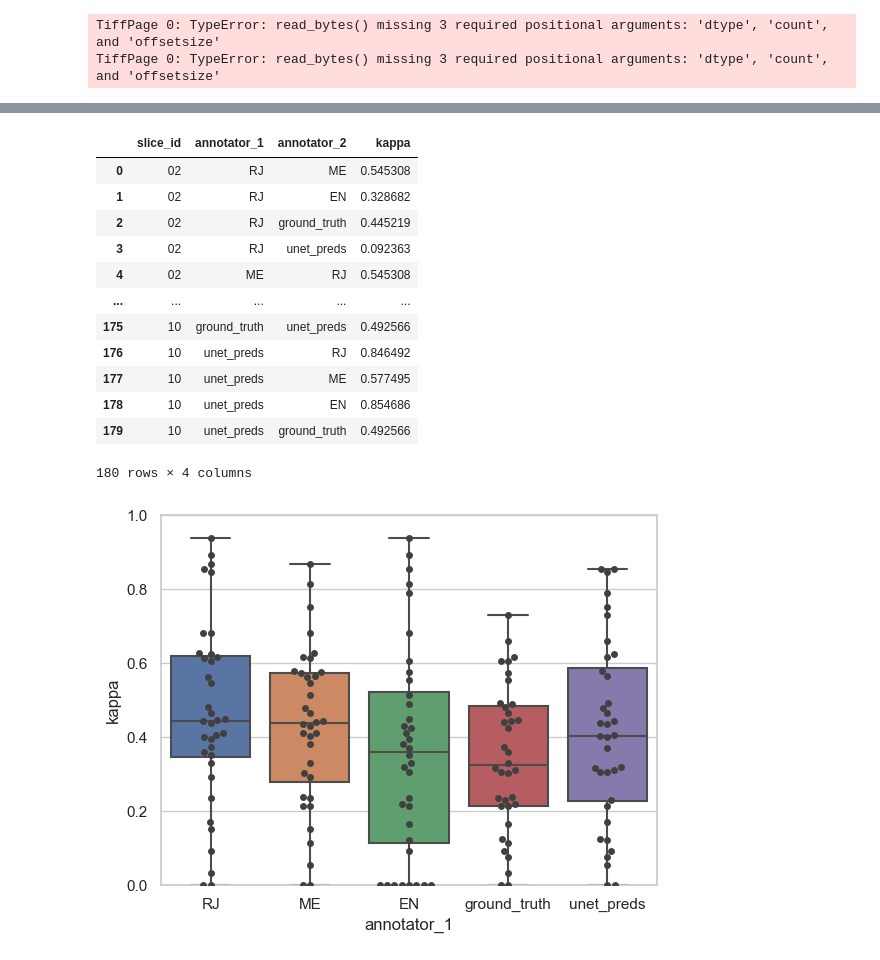
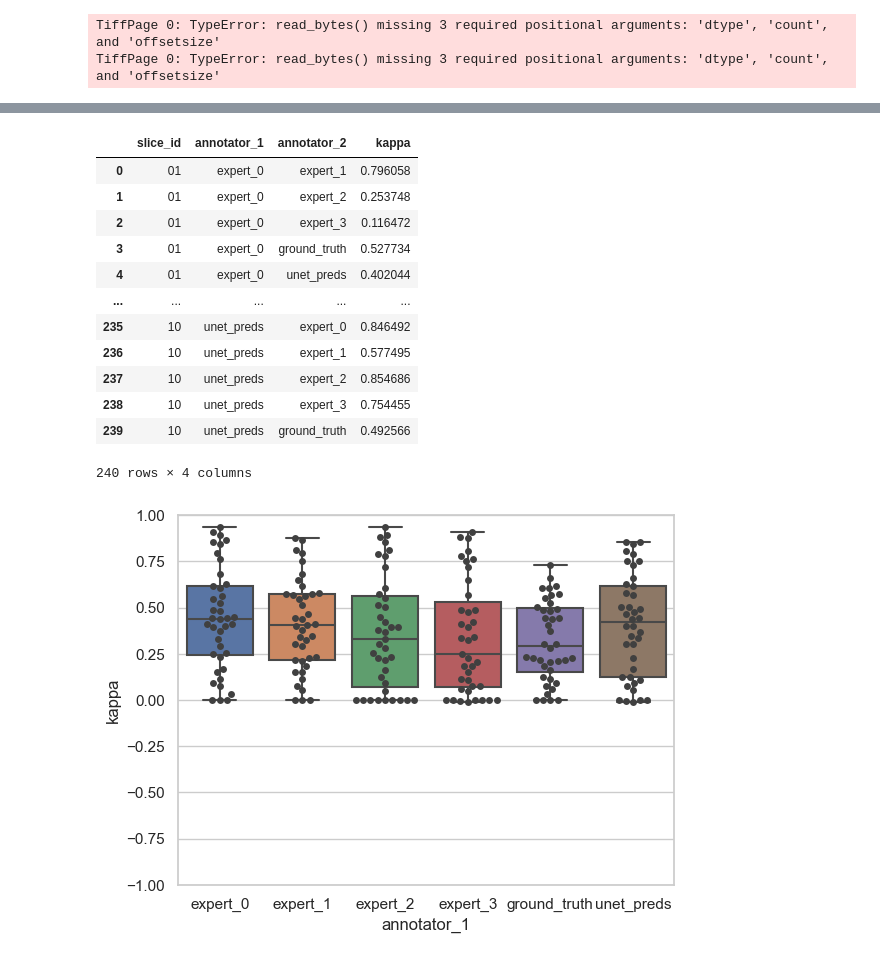
Before and after one commit to dottipr/sparks_project, a Jupyter notebook: sparks/EXPERT VALIDATION analyze expert annotations.ipynb, the cells around one changed output, grey strips where cells are left out. Saved outputs shown, nothing was run; the diff lists cells and outputs as text; code cells hidden in the pictures.

```diff
--- a/sparks/EXPERT VALIDATION analyze expert annotations.ipynb
+++ b/sparks/EXPERT VALIDATION analyze expert annotations.ipynb
@@ -29,23 +29,28 @@ from data_processing_tools import get_processed_result, class_to_nb, dict_to_int
 ## Load slices annotated by experts
 # %%
 #slices_ids = ['01', '02', '03', '04', '05', '06', '07', '08', '09', '10']
-slices_ids = ['02', '03', '04', '05', '06', '07', '08', '09', '10']
+slices_ids = ['01', '02', '03', '05', '06', '07', '09', '10']
 
 #expert_ids = ['RJ', 'ME', 'NS', 'EN', 'MW', 'MF', 'CS']
-expert_ids = ['RJ', 'ME', 'EN']
+expert_ids = ['RJ', 'ME', 'EN', 'NS']
+
+# make expert ids anonymous
+anon_ids = {expert_id: 'expert_' + str(i) for i, expert_id in enumerate(expert_ids)}
+anon_ids_list = list(anon_ids.values())
+
 
 dir = r'C:\Users\dotti\OneDrive - Universitaet Bern\inter-rater_variability\annotated_slices'
 # %%
 # Load all .tif files and save them in a dictionary
 # Dictionary are indexed by the slice id and the expert id
-all_segmentations = dict.fromkeys(expert_ids+['ground_truth','unet_preds'])
-
-for expert_id in expert_ids:
-    all_segmentations[expert_id] = dict.fromkeys(slices_ids)
-    for slice_id in slices_ids:
-        all_segmentations[expert_id][slice_id] = imageio.volread(os.path.join(dir,
-                                                                      expert_id,
-                                                                      'sample'+slice_id+'.tif'))
+all_segmentations = dict.fromkeys(anon_ids_list+['ground_truth','unet_preds'])
+# %%
+for expert_id in expert_ids:
+    all_segmentations[anon_ids[expert_id]] = dict.fromkeys(slices_ids)
+    for slice_id in slices_ids:
+        all_segmentations[anon_ids[expert_id]][slice_id] = imageio.volread(os.path.join(dir,
+                                                                      expert_id,
+                                                                      'sample'+slice_id+'.tif'))
 # %% [markdown]
 ## Load corresponding slices in annotated dataset and UNet predictions
 # %%
@@ -195,10 +204,13 @@ for slice_id in slices_ids:
     for annotator_1 in all_segmentations.keys():
         for annotator_2 in all_segmentations.keys():
             if annotator_1 != annotator_2:
+                print(f"A1: {annotator_1} - A2: {annotator_2} - Slice: {slice_id}")
                 kappa_list.append({'slice_id': slice_id,
                                 'annotator_1': annotator_1,
                                 'annotator_2': annotator_2,
                                 'kappa': cohen_kappa_score(all_segmentations[annotator_1][slice_id].flatten(),
-                                                           all_segmentations[annotator_2][slice_id].flatten())})
+                                                           all_segmentations[annotator_2][slice_id].flatten(),
+                                                           #labels=[0,1,2,3,4]
+                                                           )})
 
 kappa_df = pd.DataFrame(kappa_list)
@@ -206,27 +253,27 @@ kappa_df = pd.DataFrame(kappa_list)
 kappa_df
 # %% [output]
 |  | slice_id | annotator_1 | annotator_2 | kappa |
-| 0 | 02 | RJ | ME | 0.545308 |
-| 1 | 02 | RJ | EN | 0.328682 |
-| 2 | 02 | RJ | ground_truth | 0.445219 |
-| 3 | 02 | RJ | unet_preds | 0.092363 |
-| 4 | 02 | ME | RJ | 0.545308 |
+| 0 | 01 | expert_0 | expert_1 | 0.796058 |
+| 1 | 01 | expert_0 | expert_2 | 0.253748 |
+| 2 | 01 | expert_0 | expert_3 | 0.116472 |
+| 3 | 01 | expert_0 | ground_truth | 0.527734 |
+| 4 | 01 | expert_0 | unet_preds | 0.402044 |
 | ... | ... | ... | ... | ... |
-| 175 | 10 | ground_truth | unet_preds | 0.492566 |
-| 176 | 10 | unet_preds | RJ | 0.846492 |
-| 177 | 10 | unet_preds | ME | 0.577495 |
-| 178 | 10 | unet_preds | EN | 0.854686 |
-| 179 | 10 | unet_preds | ground_truth | 0.492566 |
+| 235 | 10 | unet_preds | expert_0 | 0.846492 |
+| 236 | 10 | unet_preds | expert_1 | 0.577495 |
+| 237 | 10 | unet_preds | expert_2 | 0.854686 |
+| 238 | 10 | unet_preds | expert_3 | 0.754455 |
+| 239 | 10 | unet_preds | ground_truth | 0.492566 |
-180 rows × 4 columns
+240 rows × 4 columns
 # %%
 # visualize kappa values
 sns.set_theme(style="whitegrid")
 ax = sns.boxplot(x="annotator_1", y="kappa", data=kappa_df)
 ax = sns.swarmplot(x="annotator_1", y="kappa", data=kappa_df, color=".25")
-ax.set_ylim(0, 1)
+ax.set_ylim(-1, 1)
 plt.show()
 # %% [output]
-[figure, old version]
+[figure, new version]
 # %%
 # visualize kappa values for each slice
 sns.set_theme(style="whitegrid")
```
Also changed, not shown: parts of 16 cells of this notebook, 10 other files.
